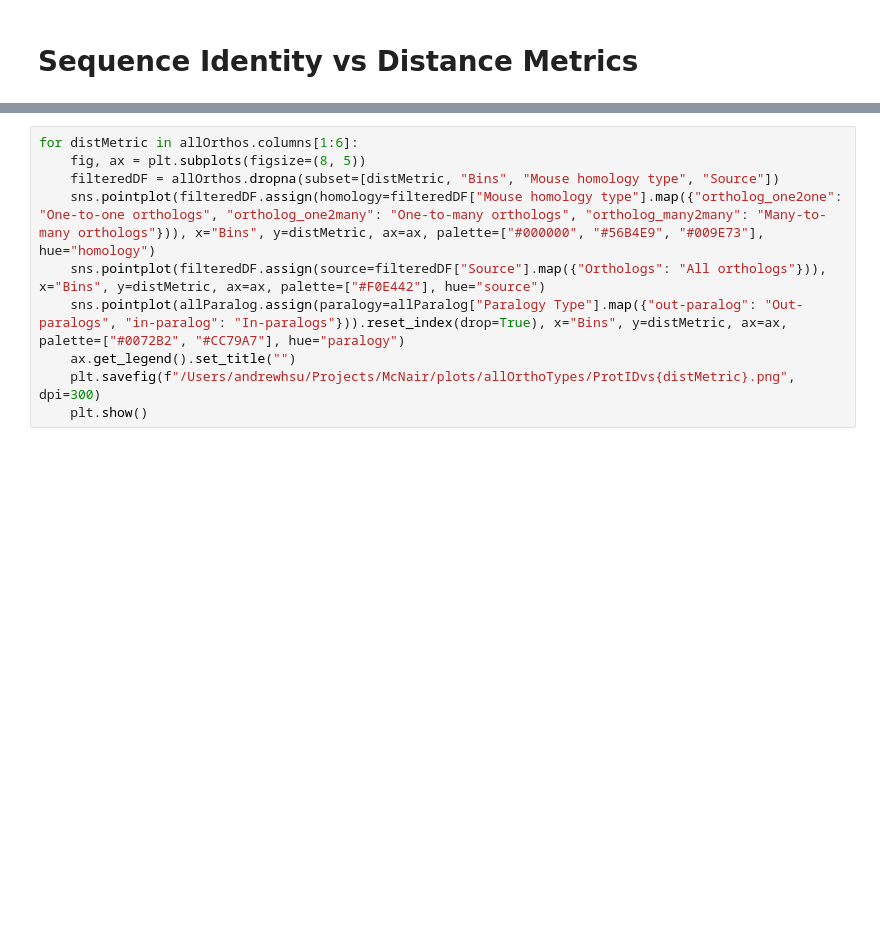
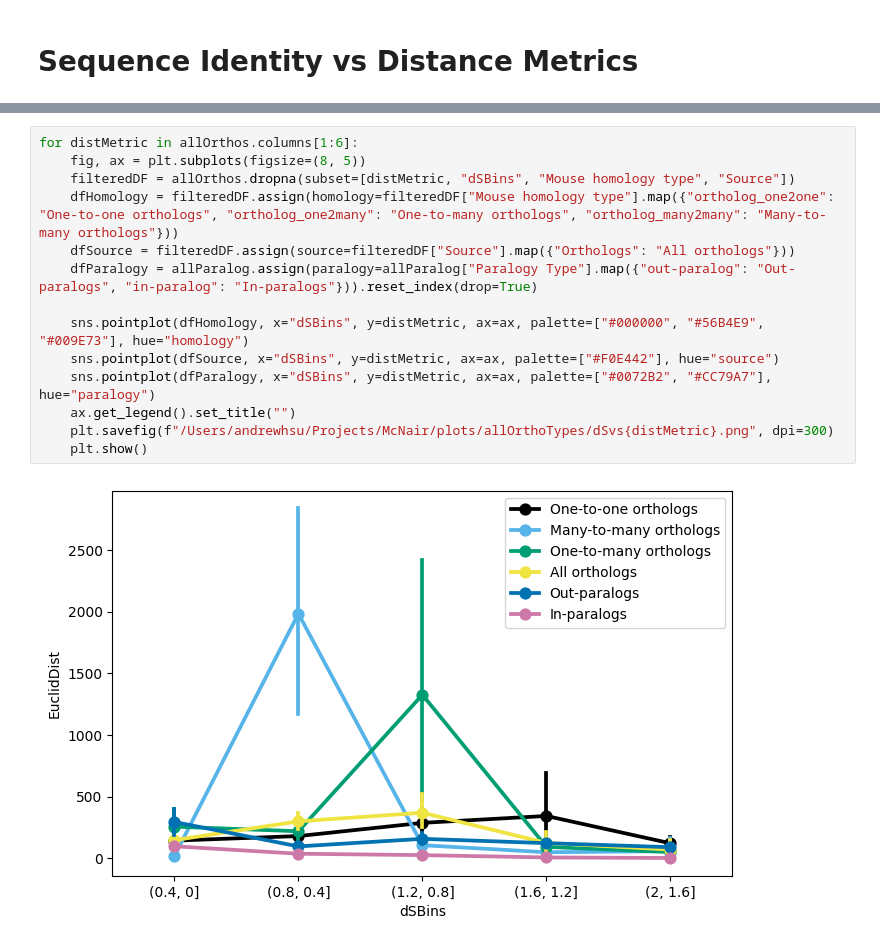
Before and after one commit to AndrewH72/Gene-Duplication, a Jupyter notebook: scripts/dataAnalysis.ipynb, the cells around one changed output, grey strips where cells are left out. Drawn from its saved outputs; the diff is of its cells as text; blank space fills up the shorter version.

```diff
--- a/scripts/dataAnalysis.ipynb
+++ b/scripts/dataAnalysis.ipynb
@@ -1388,10 +1372,16 @@ for distMetric in allOrthos.columns[1:6]:
 # %%
 for distMetric in allOrthos.columns[1:6]:
     fig, ax = plt.subplots(figsize=(8, 5))
-    filteredDF = allOrthos.dropna(subset=[distMetric, "Bins", "Mouse homology type", "Source"])
-    sns.pointplot(filteredDF.assign(homology=filteredDF["Mouse homology type"].map({"ortholog_one2one": "One-to-one orthologs", "ortholog_one2many": "One-to-many orthologs", "ortholog_many2many": "Many-to-many orthologs"})), x="Bins", y=distMetric, ax=ax, palette=["#000000", "#56B4E9", "#009E73"], hue="homology")
-    sns.pointplot(filteredDF.assign(source=filteredDF["Source"].map({"Orthologs": "All orthologs"})), x="Bins", y=distMetric, ax=ax, palette=["#F0E442"], hue="source")
-    sns.pointplot(allParalog.assign(paralogy=allParalog["Paralogy Type"].map({"out-paralog": "Out-paralogs", "in-paralog": "In-paralogs"})).reset_index(drop=True), x="Bins", y=distMetric, ax=ax, palette=["#0072B2", "#CC79A7"], hue="paralogy")
+    filteredDF = allOrthos.dropna(subset=[distMetric, "dSBins", "Mouse homology type", "Source"])
+    dfHomology = filteredDF.assign(homology=filteredDF["Mouse homology type"].map({"ortholog_one2one": "One-to-one orthologs", "ortholog_one2many": "One-to-many orthologs", "ortholog_many2many": "Many-to-many orthologs"}))
+    dfSource = filteredDF.assign(source=filteredDF["Source"].map({"Orthologs": "All orthologs"}))
+    dfParalogy = allParalog.assign(paralogy=allParalog["Paralogy Type"].map({"out-paralog": "Out-paralogs", "in-paralog": "In-paralogs"})).reset_index(drop=True)
+
+    sns.pointplot(dfHomology, x="dSBins", y=distMetric, ax=ax, palette=["#000000", "#56B4E9", "#009E73"], hue="homology")
+    sns.pointplot(dfSource, x="dSBins", y=distMetric, ax=ax, palette=["#F0E442"], hue="source")
+    sns.pointplot(dfParalogy, x="dSBins", y=distMetric, ax=ax, palette=["#0072B2", "#CC79A7"], hue="paralogy")
     ax.get_legend().set_title("")
-    plt.savefig(f"/Users/andrewhsu/Projects/McNair/plots/allOrthoTypes/ProtIDvs{distMetric}.png", dpi=300)
+    plt.savefig(f"/Users/andrewhsu/Projects/McNair/plots/allOrthoTypes/dSvs{distMetric}.png", dpi=300)
     plt.show()
+# %% [output]
+[figure, added]
```
Also changed, not shown: parts of 7 cells of this notebook, 16 other files.
